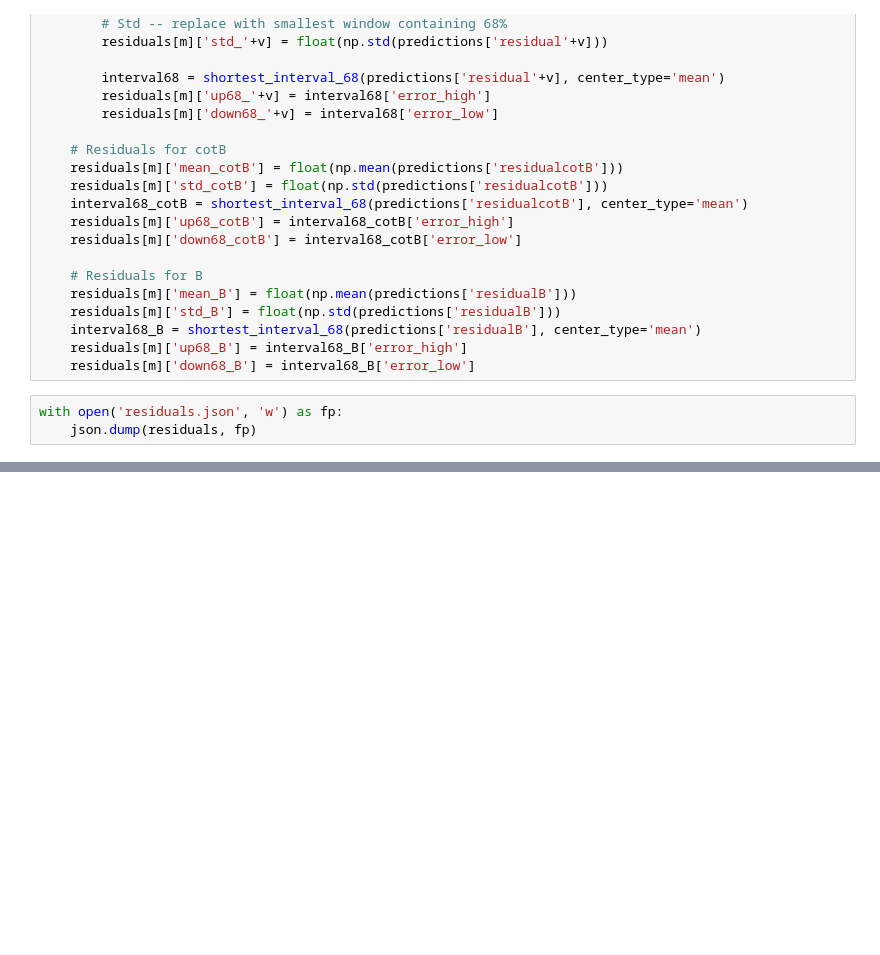
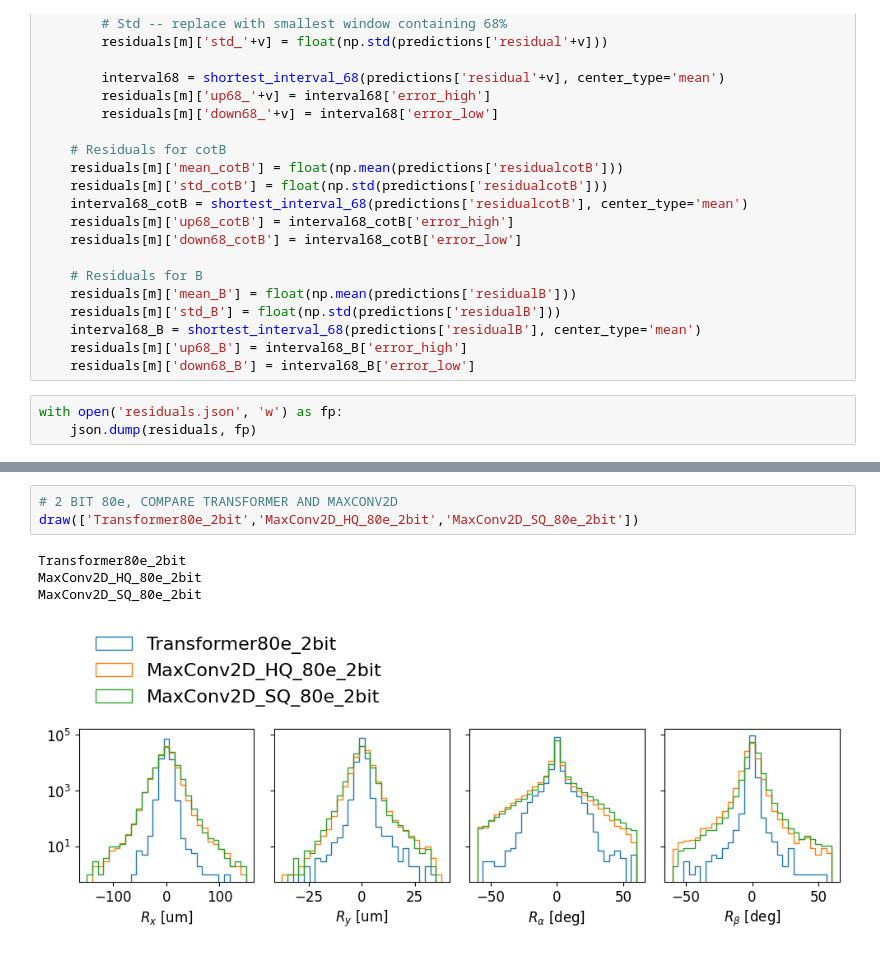
Before and after one commit to jennetd/smart-pixels-ml, a Jupyter notebook: read-all-models.ipynb, the cells around one changed output, grey strips where cells are left out. Saved outputs shown, nothing was run; the diff lists cells and outputs as text; blank space fills up the shorter version.

```diff
--- a/read-all-models.ipynb
+++ b/read-all-models.ipynb
@@ -297,0 +189,8 @@ Transformer120e_full
+# %%
+# 2 BIT 80e, COMPARE TRANSFORMER AND MAXCONV2D
+draw(['Transformer80e_2bit','MaxConv2D_HQ_80e_2bit','MaxConv2D_SQ_80e_2bit'])
+# %% [output]
+Transformer80e_2bit
+MaxConv2D_HQ_80e_2bit
+MaxConv2D_SQ_80e_2bit
+[figure, added]
```
Also changed, not shown: parts of 10 cells of this notebook, 4 other files.
